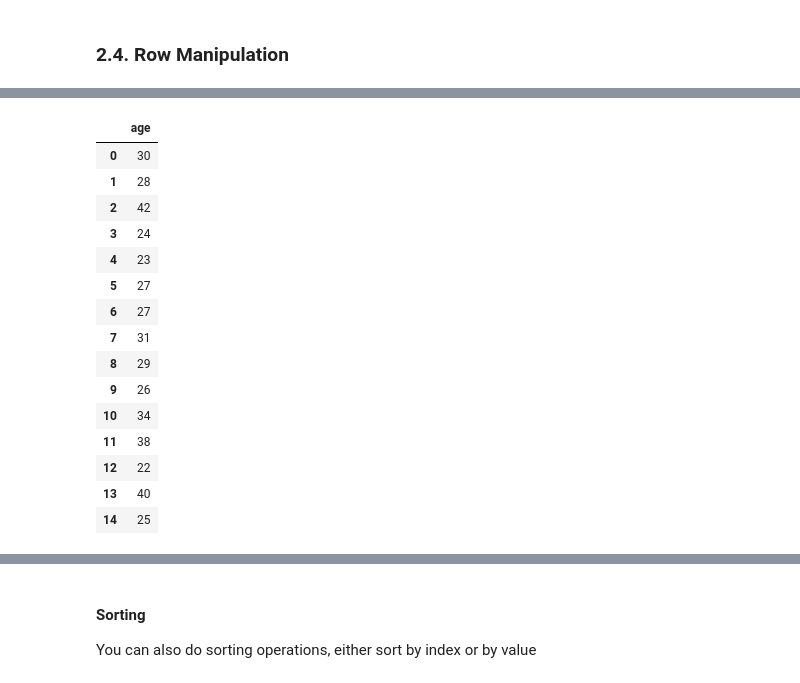
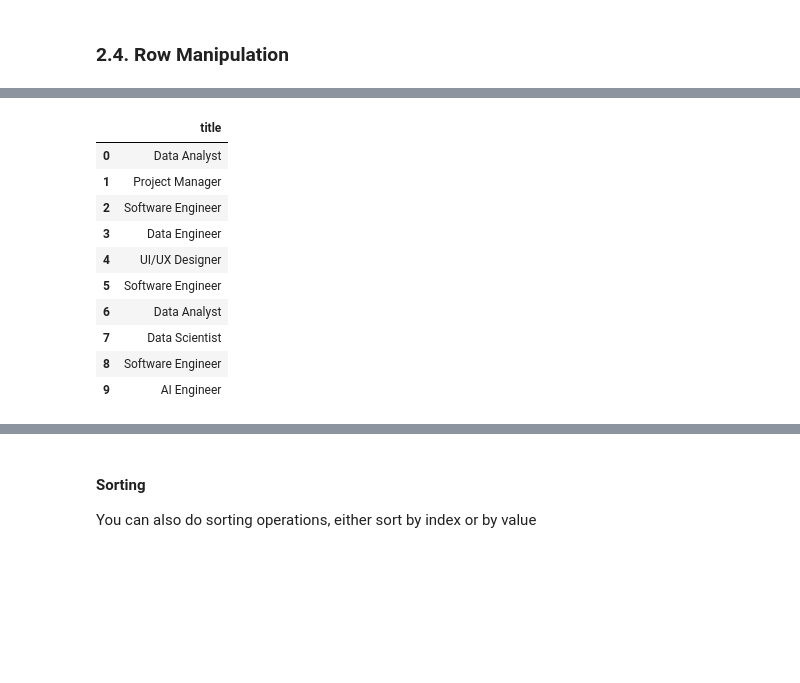
Before and after one commit to AUPP-Data-Science-Club/Fall26, a Jupyter notebook: Session2-Python-Basics/pandas-basics.ipynb, the cells around one changed output, grey strips where cells are left out. Cells and saved outputs as stored; diff of their text form; code cells hidden in the pictures; blank space fills up the shorter version.

```diff
--- a/Session2-Python-Basics/pandas-basics.ipynb
+++ b/Session2-Python-Basics/pandas-basics.ipynb
@@ -85,11 +85,17 @@ np.int64(10)
 
 we can think of a DataFrame as a bunch of Series objects put together to share the same index
 # %%
-# data of 5 employees (name, gender, title)
+# data of 10 employees (name, gender, title)
 employees = {
-    'name': ['Alice Chen', 'Ben Sok', 'Clara Lim', 'Daniel Wong', 'Emily Tran'],
-    'gender': ['F', 'M', 'F', 'M', 'F'],
-    'title': ['Data Analyst', 'Project Manager', 'Software Engineer', 'Data Scientist', 'UI/UX Designer']
+    'name': ['Alice Chen', 'Ben Sok', 'Clara Lim', 'Daniel Wong', 'Emily Tran', 'Alex Sak',
+             'Sophia Kim', 'Ryan Lee', 'Mia Chan', 'Kevin Lim'],
+    'gender': ['F', 'M', 'F', 'M', 'F', 'F', 'F', 'M', 'M', 'M'],
+    'title': ['Data Analyst', 'Project Manager', 'Software Engineer', 'Data Engineer',
+              'UI/UX Designer', 'Software Engineer', 'Data Analyst', 'Data Scientist',
+              'Software Engineer', 'AI Engineer'],
+    'age': [30, 28, 24, 24, 23, 27, 26, 29, 25, 31],
+    'university': ['AUPP', 'RUPP', 'CamTech', 'RUPP', 'AUPP', 'PIU',
+                   'AUPP', 'CamTech', 'ITC', 'PIU']
 }
 # %%
 # Create a DataFrame called employees_df
@@ -133,3 +137,0 @@ education_df = None
-# %%
-# Combine 'education_df' to 'employees_df' (use .concat() on column axis(1))
-employees_df = None
@@ -177,3 +137,0 @@ extended_df
-# %%
-# Combine 'extended_df' to 'employees_df' (specify ignore_index)
-employees_df = pd.concat([employees_df, extended_df], ignore_index=True)
@@ -225,21 +159,16 @@ no_gpa_df
 # %%
-employees_df['age']     # Series
-employees_df[['age']]   # DataFrame
+employees_df['title']     # Series
+employees_df[['title']]   # DataFrame
 # %% [output]
-|  | age |
-| 0 | 30 |
-| 1 | 28 |
-| 2 | 42 |
-| 3 | 24 |
-| 4 | 23 |
-| 5 | 27 |
-| 6 | 27 |
-| 7 | 31 |
-| 8 | 29 |
-| 9 | 26 |
-| 10 | 34 |
-| 11 | 38 |
-| 12 | 22 |
-| 13 | 40 |
-| 14 | 25 |
+|  | title |
+| 0 | Data Analyst |
+| 1 | Project Manager |
+| 2 | Software Engineer |
+| 3 | Data Engineer |
+| 4 | UI/UX Designer |
+| 5 | Software Engineer |
+| 6 | Data Analyst |
+| 7 | Data Scientist |
+| 8 | Software Engineer |
+| 9 | AI Engineer |
 # %%
```
Also changed, not shown: parts of 32 cells of this notebook.
